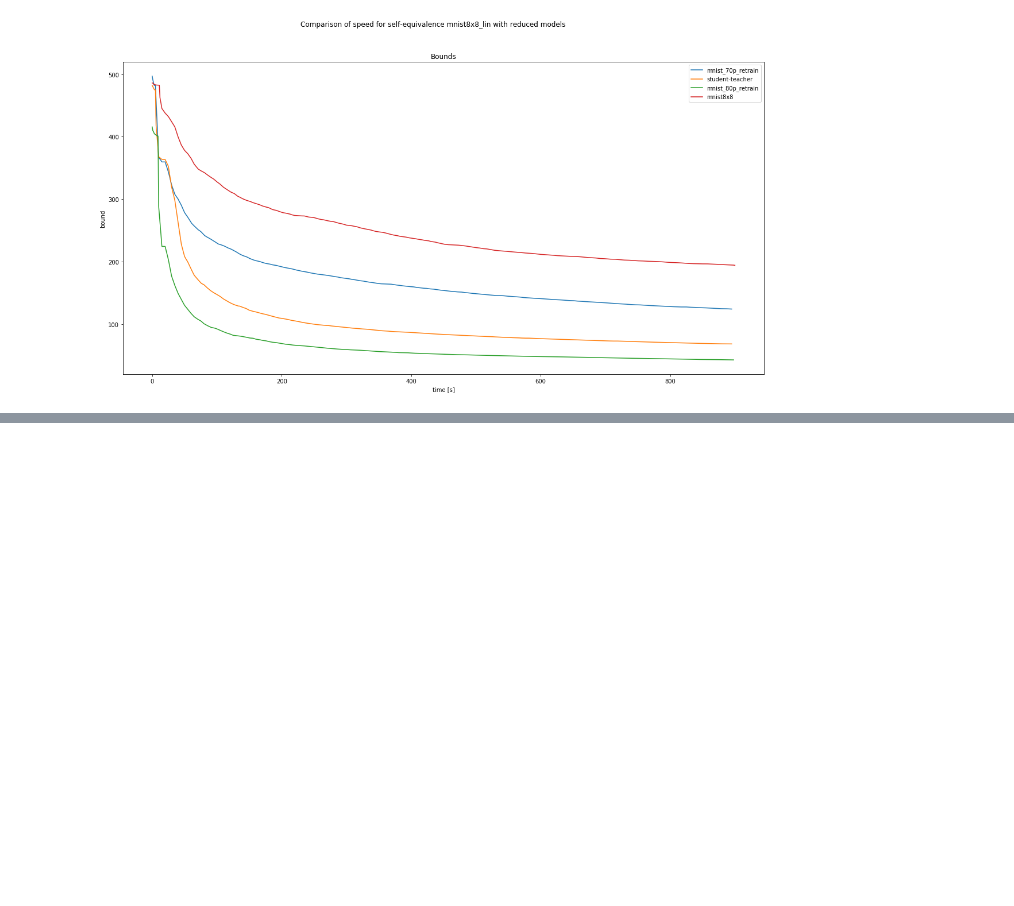
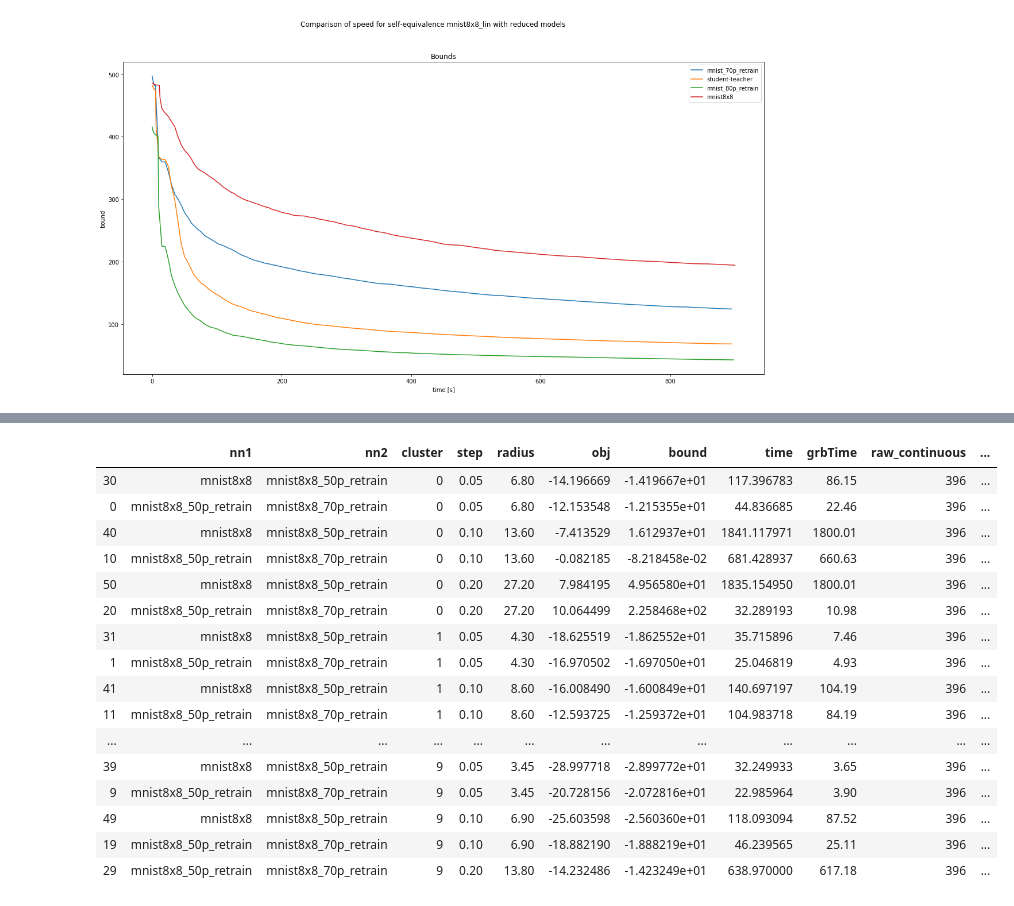
Before and after one commit to phK3/NNEquivalence, a Jupyter notebook: Evaluation/LogAnalysis.ipynb, the cells around one changed output, grey strips where cells are left out. Drawn from its saved outputs; the diff is of its cells as text; code cells hidden in the pictures; blank space fills up the shorter version.

Commit message:
Added Analysis of dataframes

```diff
--- a/Evaluation/LogAnalysis.ipynb
+++ b/Evaluation/LogAnalysis.ipynb
@@ -571,0 +578,2 @@ plt.show()
+# %%
+df_hc = pd.read_pickle('hierarchical_clustering_evaluation.pickle')
@@ -571,0 +589,21 @@ plt.show()
+# %%
+df_hc_sorted = df_hc.sort_values(['cluster', 'step', 'nn1', 'nn2'])
+df_hc_sorted
+# %% [output]
+|  | nn1 | nn2 | cluster | step | radius | obj | bound | time | grbTime | raw_continuous | ... |
+| 30 | mnist8x8 | mnist8x8_50p_retrain | 0 | 0.05 | 6.80 | -14.196669 | -1.419667e+01 | 117.396783 | 86.15 | 396 | ... |
+| 0 | mnist8x8_50p_retrain | mnist8x8_70p_retrain | 0 | 0.05 | 6.80 | -12.153548 | -1.215355e+01 | 44.836685 | 22.46 | 396 | ... |
+| 40 | mnist8x8 | mnist8x8_50p_retrain | 0 | 0.10 | 13.60 | -7.413529 | 1.612937e+01 | 1841.117971 | 1800.01 | 396 | ... |
+| 10 | mnist8x8_50p_retrain | mnist8x8_70p_retrain | 0 | 0.10 | 13.60 | -0.082185 | -8.218458e-02 | 681.428937 | 660.63 | 396 | ... |
+| 50 | mnist8x8 | mnist8x8_50p_retrain | 0 | 0.20 | 27.20 | 7.984195 | 4.956580e+01 | 1835.154950 | 1800.01 | 396 | ... |
+| 20 | mnist8x8_50p_retrain | mnist8x8_70p_retrain | 0 | 0.20 | 27.20 | 10.064499 | 2.258468e+02 | 32.289193 | 10.98 | 396 | ... |
+| 31 | mnist8x8 | mnist8x8_50p_retrain | 1 | 0.05 | 4.30 | -18.625519 | -1.862552e+01 | 35.715896 | 7.46 | 396 | ... |
+| 1 | mnist8x8_50p_retrain | mnist8x8_70p_retrain | 1 | 0.05 | 4.30 | -16.970502 | -1.697050e+01 | 25.046819 | 4.93 | 396 | ... |
+| 41 | mnist8x8 | mnist8x8_50p_retrain | 1 | 0.10 | 8.60 | -16.008490 | -1.600849e+01 | 140.697197 | 104.19 | 396 | ... |
+| 11 | mnist8x8_50p_retrain | mnist8x8_70p_retrain | 1 | 0.10 | 8.60 | -12.593725 | -1.259372e+01 | 104.983718 | 84.19 | 396 | ... |
+| ... | ... | ... | ... | ... | ... | ... | ... | ... | ... | ... | ... |
+| 39 | mnist8x8 | mnist8x8_50p_retrain | 9 | 0.05 | 3.45 | -28.997718 | -2.899772e+01 | 32.249933 | 3.65 | 396 | ... |
+| 9 | mnist8x8_50p_retrain | mnist8x8_70p_retrain | 9 | 0.05 | 3.45 | -20.728156 | -2.072816e+01 | 22.985964 | 3.90 | 396 | ... |
+| 49 | mnist8x8 | mnist8x8_50p_retrain | 9 | 0.10 | 6.90 | -25.603598 | -2.560360e+01 | 118.093094 | 87.52 | 396 | ... |
+| 19 | mnist8x8_50p_retrain | mnist8x8_70p_retrain | 9 | 0.10 | 6.90 | -18.882190 | -1.888219e+01 | 46.239565 | 25.11 | 396 | ... |
+| 29 | mnist8x8_50p_retrain | mnist8x8_70p_retrain | 9 | 0.20 | 13.80 | -14.232486 | -1.423249e+01 | 638.970000 | 617.18 | 396 | ... |
```
Also changed, not shown: parts of 8 cells of this notebook.
